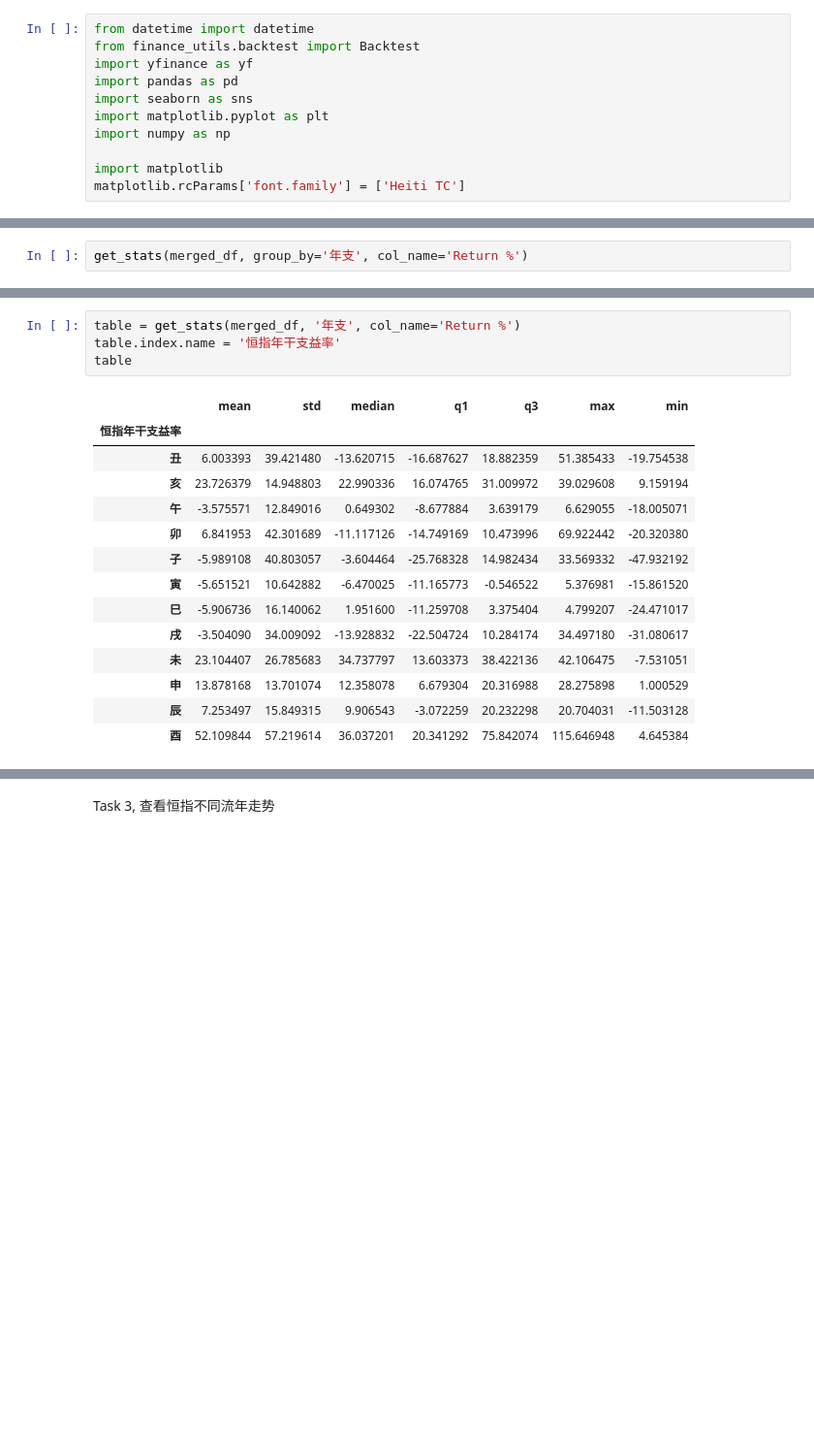
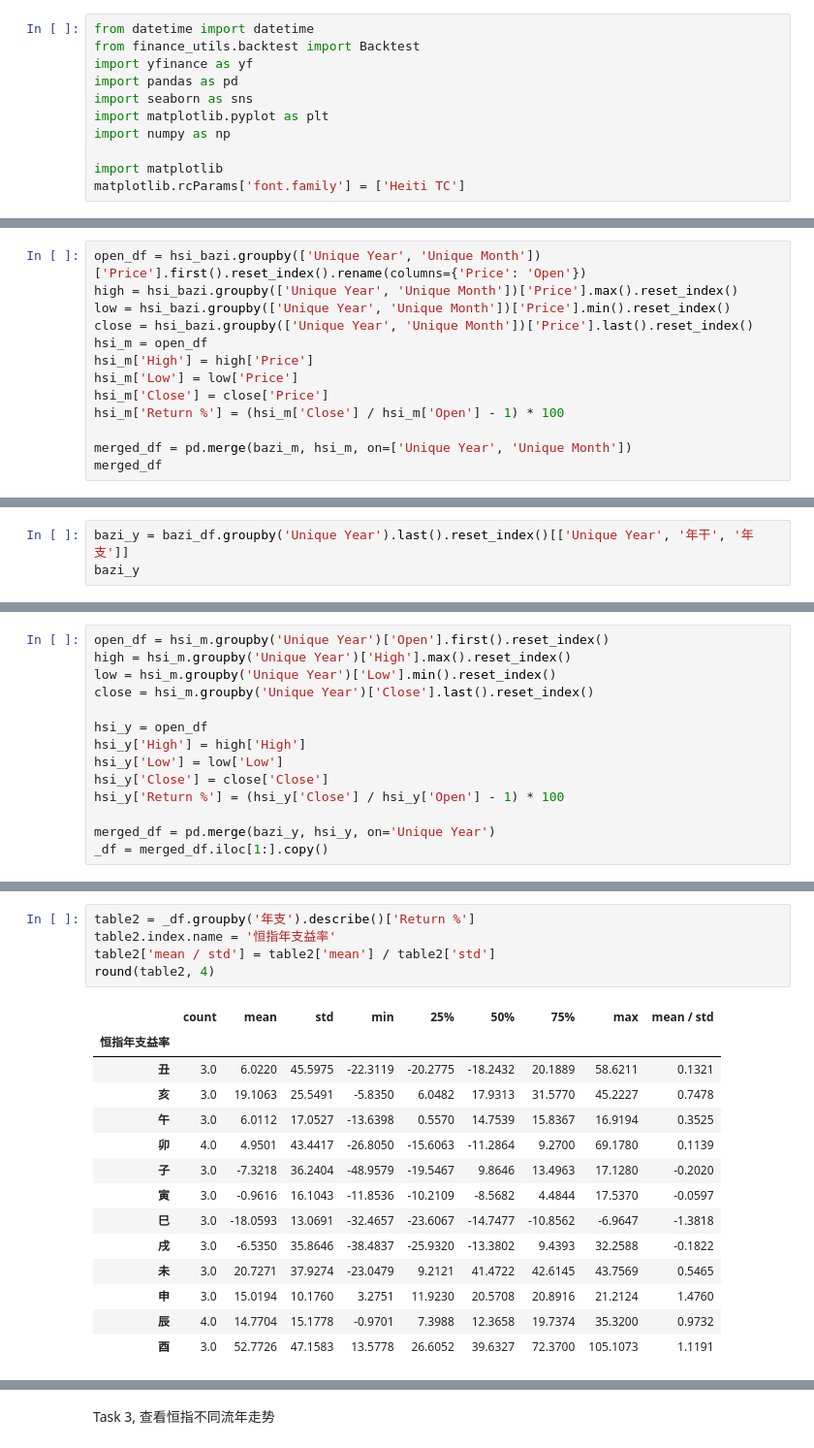
Before and after one commit to Henrywzh/right_time, a Jupyter notebook: hsi_invest_by_bazi.ipynb, the cells around one changed output, grey strips where cells are left out. Shown at 97% size. Drawn from its saved outputs; the diff is of its cells as text; blank space fills up the shorter version.

```diff
--- a/hsi_invest_by_bazi.ipynb
+++ b/hsi_invest_by_bazi.ipynb
@@ -108,0 +104,13 @@ get_stats(merged_df, '年干', col_name='Return %')
+# %%
+open_df = hsi_bazi.groupby(['Unique Year', 'Unique Month'])['Price'].first().reset_index().rename(columns={'Price': 'Open'})
+high = hsi_bazi.groupby(['Unique Year', 'Unique Month'])['Price'].max().reset_index()
+low = hsi_bazi.groupby(['Unique Year', 'Unique Month'])['Price'].min().reset_index()
+close = hsi_bazi.groupby(['Unique Year', 'Unique Month'])['Price'].last().reset_index()
+hsi_m = open_df
+hsi_m['High'] = high['Price']
+hsi_m['Low'] = low['Price']
+hsi_m['Close'] = close['Price']
+hsi_m['Return %'] = (hsi_m['Close'] / hsi_m['Open'] - 1) * 100
+
+merged_df = pd.merge(bazi_m, hsi_m, on=['Unique Year', 'Unique Month'])
+merged_df
@@ -173,0 +180,3 @@ get_stats(merged_df, '年干', col_name='Return %')
+# %%
+bazi_y = bazi_df.groupby('Unique Year').last().reset_index()[['Unique Year', '年干', '年支']]
+bazi_y
@@ -174,2 +197,14 @@ get_stats(merged_df, '年干', col_name='Return %')
 # %%
-get_stats(merged_df, group_by='年支', col_name='Return %')
+open_df = hsi_m.groupby('Unique Year')['Open'].first().reset_index()
+high = hsi_m.groupby('Unique Year')['High'].max().reset_index()
+low = hsi_m.groupby('Unique Year')['Low'].min().reset_index()
+close = hsi_m.groupby('Unique Year')['Close'].last().reset_index()
+
+hsi_y = open_df
+hsi_y['High'] = high['High']
+hsi_y['Low'] = low['Low']
+hsi_y['Close'] = close['Close']
+hsi_y['Return %'] = (hsi_y['Close'] / hsi_y['Open'] - 1) * 100
+
+merged_df = pd.merge(bazi_y, hsi_y, on='Unique Year')
+_df = merged_df.iloc[1:].copy()
@@ -221,19 +235,20 @@ table1
 # %%
-table = get_stats(merged_df, '年支', col_name='Return %')
-table.index.name = '恒指年干支益率'
-table
+table2 = _df.groupby('年支').describe()['Return %']
+table2.index.name = '恒指年支益率'
+table2['mean / std'] = table2['mean'] / table2['std']
+round(table2, 4)
 # %% [output]
-|  | mean | std | median | q1 | q3 | max | min |
-| 恒指年干支益率 |  |  |  |  |  |  |  |
-| 丑 | 6.003393 | 39.421480 | -13.620715 | -16.687627 | 18.882359 | 51.385433 | -19.754538 |
-| 亥 | 23.726379 | 14.948803 | 22.990336 | 16.074765 | 31.009972 | 39.029608 | 9.159194 |
-| 午 | -3.575571 | 12.849016 | 0.649302 | -8.677884 | 3.639179 | 6.629055 | -18.005071 |
-| 卯 | 6.841953 | 42.301689 | -11.117126 | -14.749169 | 10.473996 | 69.922442 | -20.320380 |
-| 子 | -5.989108 | 40.803057 | -3.604464 | -25.768328 | 14.982434 | 33.569332 | -47.932192 |
-| 寅 | -5.651521 | 10.642882 | -6.470025 | -11.165773 | -0.546522 | 5.376981 | -15.861520 |
-| 巳 | -5.906736 | 16.140062 | 1.951600 | -11.259708 | 3.375404 | 4.799207 | -24.471017 |
-| 戌 | -3.504090 | 34.009092 | -13.928832 | -22.504724 | 10.284174 | 34.497180 | -31.080617 |
-| 未 | 23.104407 | 26.785683 | 34.737797 | 13.603373 | 38.422136 | 42.106475 | -7.531051 |
-| 申 | 13.878168 | 13.701074 | 12.358078 | 6.679304 | 20.316988 | 28.275898 | 1.000529 |
-| 辰 | 7.253497 | 15.849315 | 9.906543 | -3.072259 | 20.232298 | 20.704031 | -11.503128 |
-| 酉 | 52.109844 | 57.219614 | 36.037201 | 20.341292 | 75.842074 | 115.646948 | 4.645384 |
+|  | count | mean | std | min | 25% | 50% | 75% | max | mean / std |
+| 恒指年支益率 |  |  |  |  |  |  |  |  |  |
+| 丑 | 3.0 | 6.0220 | 45.5975 | -22.3119 | -20.2775 | -18.2432 | 20.1889 | 58.6211 | 0.1321 |
+| 亥 | 3.0 | 19.1063 | 25.5491 | -5.8350 | 6.0482 | 17.9313 | 31.5770 | 45.2227 | 0.7478 |
+| 午 | 3.0 | 6.0112 | 17.0527 | -13.6398 | 0.5570 | 14.7539 | 15.8367 | 16.9194 | 0.3525 |
+| 卯 | 4.0 | 4.9501 | 43.4417 | -26.8050 | -15.6063 | -11.2864 | 9.2700 | 69.1780 | 0.1139 |
+| 子 | 3.0 | -7.3218 | 36.2404 | -48.9579 | -19.5467 | 9.8646 | 13.4963 | 17.1280 | -0.2020 |
+| 寅 | 3.0 | -0.9616 | 16.1043 | -11.8536 | -10.2109 | -8.5682 | 4.4844 | 17.5370 | -0.0597 |
+| 巳 | 3.0 | -18.0593 | 13.0691 | -32.4657 | -23.6067 | -14.7477 | -10.8562 | -6.9647 | -1.3818 |
+| 戌 | 3.0 | -6.5350 | 35.8646 | -38.4837 | -25.9320 | -13.3802 | 9.4393 | 32.2588 | -0.1822 |
+| 未 | 3.0 | 20.7271 | 37.9274 | -23.0479 | 9.2121 | 41.4722 | 42.6145 | 43.7569 | 0.5465 |
+| 申 | 3.0 | 15.0194 | 10.1760 | 3.2751 | 11.9230 | 20.5708 | 20.8916 | 21.2124 | 1.4760 |
+| 辰 | 4.0 | 14.7704 | 15.1778 | -0.9701 | 7.3988 | 12.3658 | 19.7374 | 35.3200 | 0.9732 |
+| 酉 | 3.0 | 52.7726 | 47.1583 | 13.5778 | 26.6052 | 39.6327 | 72.3700 | 105.1073 | 1.1191 |
```
Also changed, not shown: parts of 30 cells of this notebook, 2 other files.
